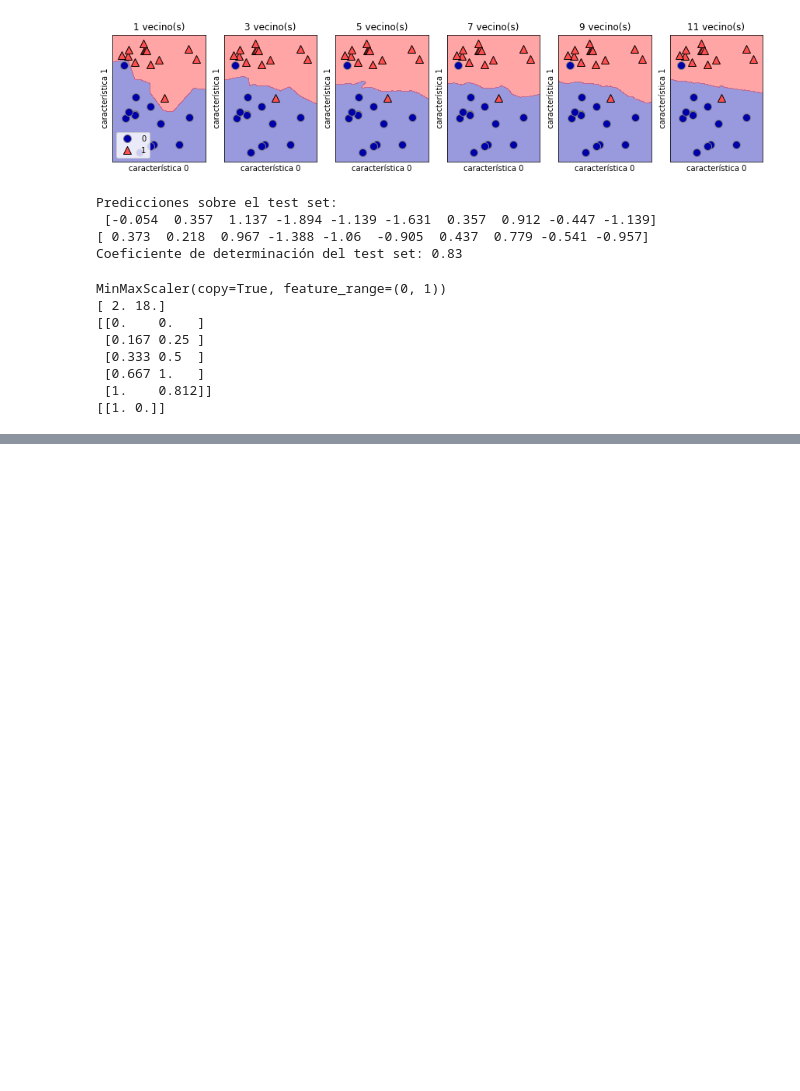
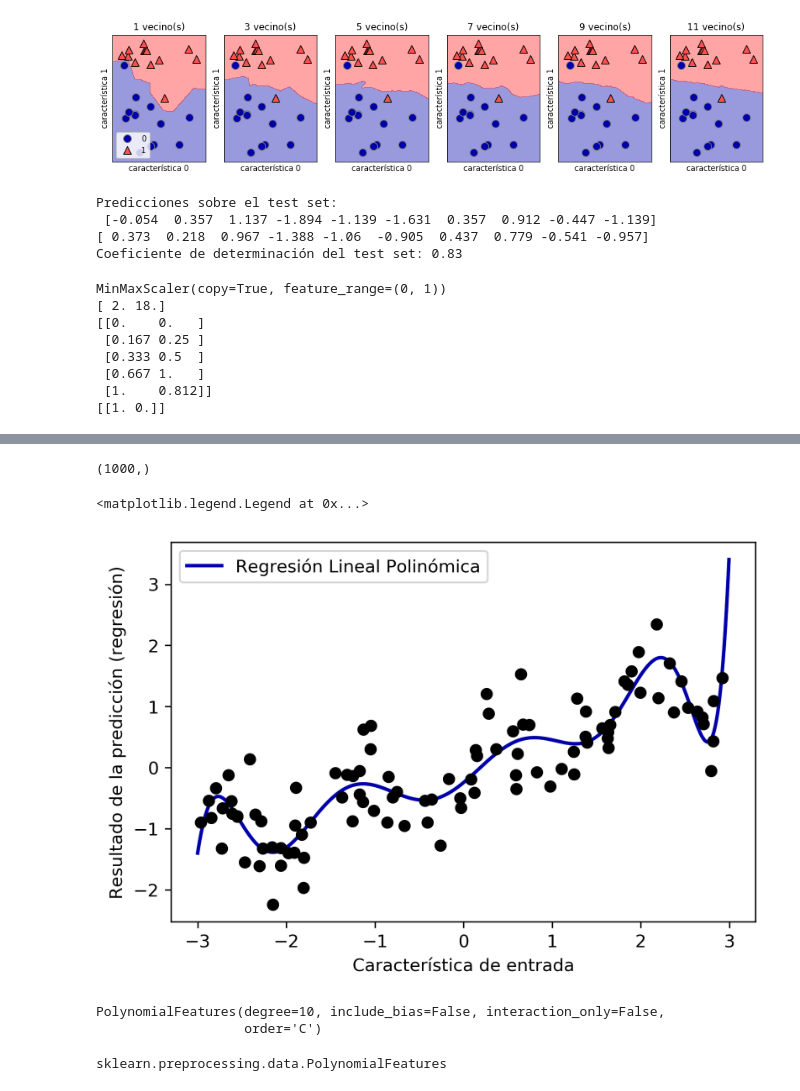
Before and after one commit to martaarozarena/kschool-supervised-learning, a Jupyter notebook: pruebas.ipynb, the cells around one changed output, grey strips where cells are left out. Cells and saved outputs as stored; diff of their text form; code cells hidden in the pictures; blank space fills up the shorter version.

```diff
--- a/pruebas.ipynb
+++ b/pruebas.ipynb
@@ -212,0 +241,24 @@ MinMaxScaler(copy=True, feature_range=(0, 1))
+# %%
+reg.predict(line).shape
+# %% [output]
+(1000,)
+# %%
+#Procedemos a instanciar un preprocesador de características polinómicas,
+#donde le estamos diciendo que cree un polinomio de grado 10 y aplique la transformación
+poly = PolynomialFeatures(degree=10, include_bias=False)
+poly.fit(X)
+# Creamos un dataset ampliado con este preprocesador
+X_poly = poly.transform(X)
+# Transformamos también el dataset de test
+line_poly = poly.transform(line)
+
+reg = LinearRegression().fit(X_poly, y)
+
+plt.plot(line, reg.predict(line_poly), label='Regresión Lineal Polinómica')
+plt.plot(X[:, 0], y, 'o', c='k')
+plt.ylabel("Resultado de la predicción (regresión)")
+plt.xlabel("Característica de entrada")
+plt.legend(loc="best")
+# %% [output]
+<matplotlib.legend.Legend at 0x...>
+[figure, added]
@@ -212,0 +267,9 @@ MinMaxScaler(copy=True, feature_range=(0, 1))
+# %%
+poly.fit(X)
+# %% [output]
+PolynomialFeatures(degree=10, include_bias=False, interaction_only=False,
+                   order='C')
+# %%
+type(poly)
+# %% [output]
+sklearn.preprocessing.data.PolynomialFeatures
```
Also changed, not shown: parts of 16 cells of this notebook, 1 other file.
